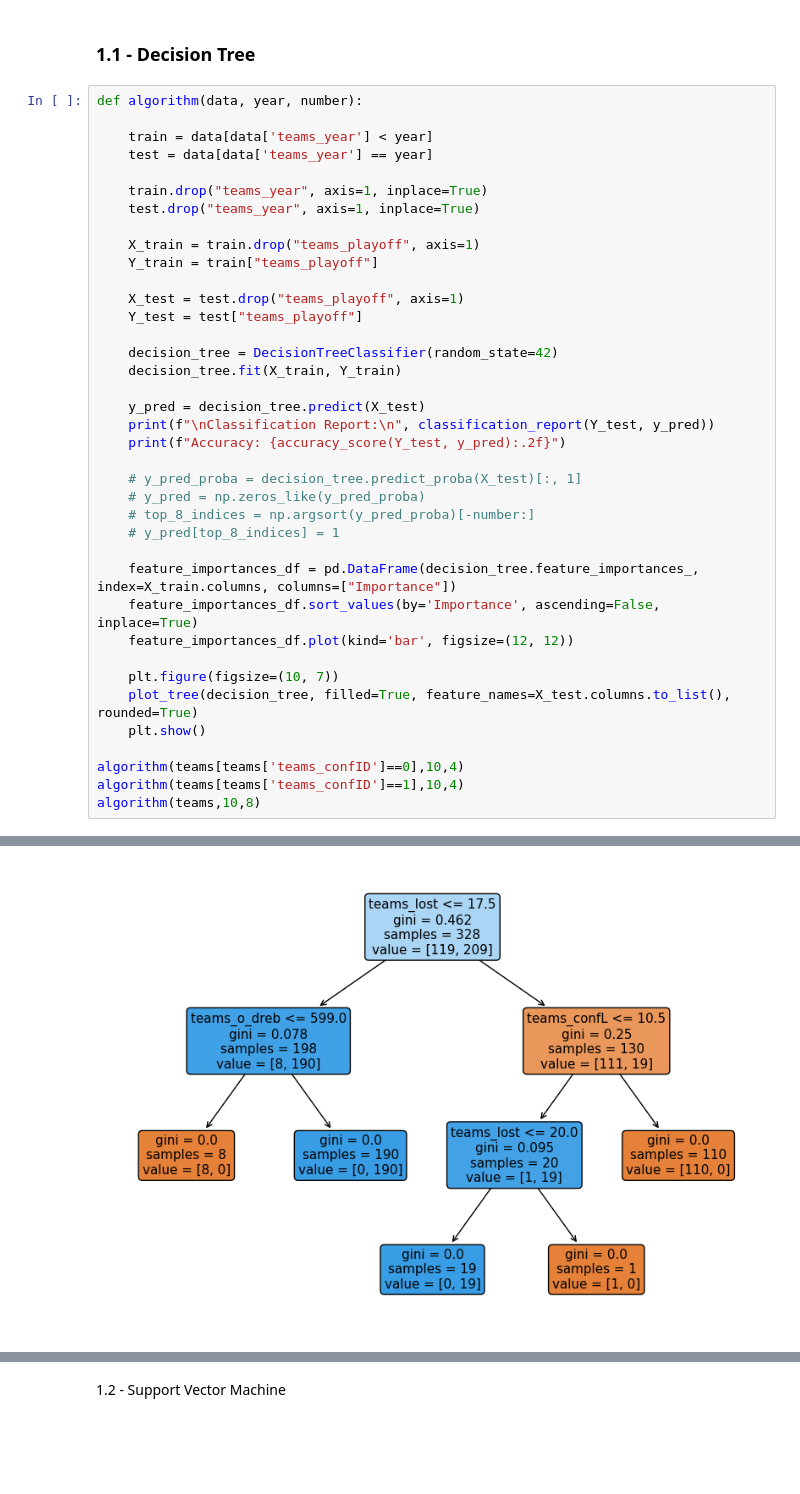
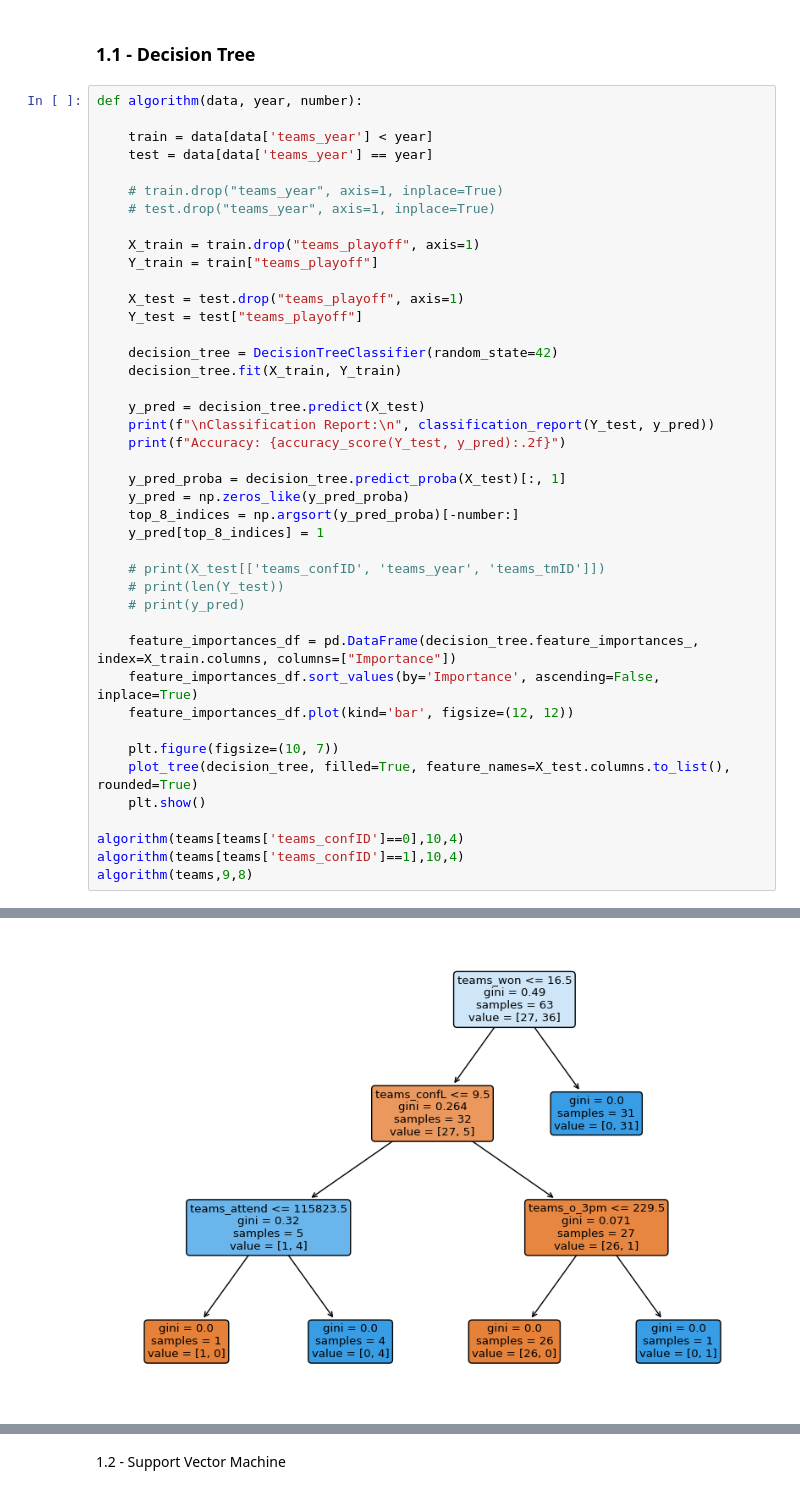
Before and after one commit to ritaleite03/FEUP-MEIC-AC, a Jupyter notebook: project_1/4_predictive.ipynb, the cells around one changed output, grey strips where cells are left out. Drawn from its saved outputs; the diff is of its cells as text; blank space fills up the shorter version.

```diff
--- a/project_1/4_predictive.ipynb
+++ b/project_1/4_predictive.ipynb
@@ -78,8 +77,8 @@ def algorithm(data, year, number):
     train = data[data['teams_year'] < year]
     test = data[data['teams_year'] == year]
 
-    train.drop("teams_year", axis=1, inplace=True)
-    test.drop("teams_year", axis=1, inplace=True)
+    # train.drop("teams_year", axis=1, inplace=True)
+    # test.drop("teams_year", axis=1, inplace=True)
 
     X_train = train.drop("teams_playoff", axis=1)
     Y_train = train["teams_playoff"]
@@ -94,10 +93,14 @@ def algorithm(data, year, number):
     print(f"\nClassification Report:\n", classification_report(Y_test, y_pred))
     print(f"Accuracy: {accuracy_score(Y_test, y_pred):.2f}")
 
-    # y_pred_proba = decision_tree.predict_proba(X_test)[:, 1]
-    # y_pred = np.zeros_like(y_pred_proba)
-    # top_8_indices = np.argsort(y_pred_proba)[-number:]
-    # y_pred[top_8_indices] = 1
+    y_pred_proba = decision_tree.predict_proba(X_test)[:, 1]
+    y_pred = np.zeros_like(y_pred_proba)
+    top_8_indices = np.argsort(y_pred_proba)[-number:]
+    y_pred[top_8_indices] = 1
+
+    # print(X_test[['teams_confID', 'teams_year', 'teams_tmID']])
+    # print(len(Y_test))
+    # print(y_pred)
 
     feature_importances_df = pd.DataFrame(decision_tree.feature_importances_, index=X_train.columns, columns=["Importance"])
     feature_importances_df.sort_values(by='Importance', ascending=False, inplace=True)
@@ -109,7 +112,7 @@ def algorithm(data, year, number):
 
 algorithm(teams[teams['teams_confID']==0],10,4)
 algorithm(teams[teams['teams_confID']==1],10,4)
-algorithm(teams,10,8)
+algorithm(teams,9,8)
 # %% [output]
 Classification Report:
                precision    recall  f1-score   support
@@ -126,4 +129,4 @@ Accuracy: 0.85
-[figure, old version]
+[figure, new version]
 Classification Report:
                precision    recall  f1-score   support
 
```
Also changed, not shown: parts of 6 cells of this notebook, 2 other files.
